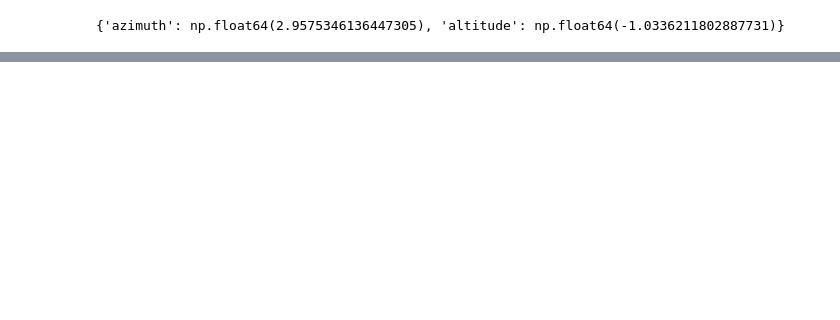
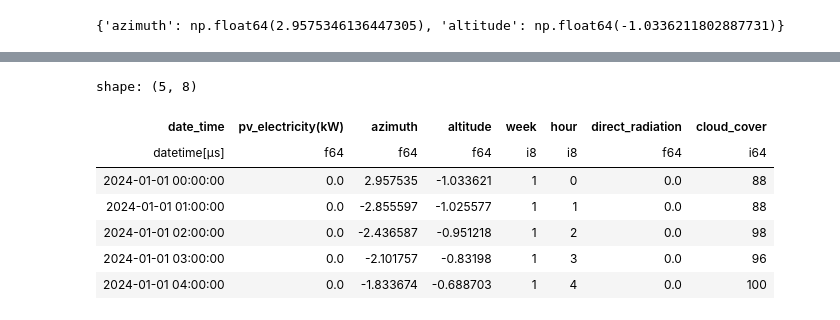
Before and after one commit to chradden/Energent, a Jupyter notebook: notebooks/pv_data_prep.ipynb, the cells around one changed output, grey strips where cells are left out. Drawn from its saved outputs; the diff is of its cells as text; code cells hidden in the pictures; blank space fills up the shorter version.

Commit message:
data prep for pv forecast made nicer

```diff
--- a/notebooks/pv_data_prep.ipynb
+++ b/notebooks/pv_data_prep.ipynb
@@ -71,0 +78,28 @@ shape: (5, 4)
+# %%
+## get weather data from open-meteo
+def get_houly_weather(lat: float, lon: float, start_date, end_date, variables: list, timezone="Europe/Berlin"):
+    url = "https://archive-api.open-meteo.com/v1/archive"
+    params = {
+        "latitude": lat,
+        "longitude": lon,
+        "hourly": ",".join(variables),
+        "start_date": start_date.strftime('%Y-%m-%d'),
+        "end_date": end_date.strftime('%Y-%m-%d'),
+        "timezone": timezone
+    }
+    response = requests.get(url, params=params)
+    data = response.json()
+    weather = dict()
+    for var in data["hourly"].keys():
+        weather[var] = data["hourly"][var]
+    return weather
+# %%
+start_date = df["date_time"].to_list()[0]
+end_date = df["date_time"].to_list()[-1]
+variables = ["direct_radiation", "cloud_cover"]
+
+weather = get_houly_weather(lat, lon, start_date, end_date, variables)
+# %%
+weather_df = pl.from_dict(weather)
+weather_df = weather_df.with_columns(pl.col("time").str.to_datetime())
+weather_df
@@ -71,0 +121,13 @@ shape: (5, 4)
+# %%
+df = df.join(weather_df, left_on="date_time", right_on="time")
+# %%
+df.head()
+# %% [output]
+shape: (5, 8)
+| date_time | pv_electricity(kW) | azimuth | altitude | week | hour | direct_radiation | cloud_cover |
+| datetime[μs] | f64 | f64 | f64 | i8 | i8 | f64 | i64 |
+| 2024-01-01 00:00:00 | 0.0 | 2.957535 | -1.033621 | 1 | 0 | 0.0 | 88 |
+| 2024-01-01 01:00:00 | 0.0 | -2.855597 | -1.025577 | 1 | 1 | 0.0 | 88 |
+| 2024-01-01 02:00:00 | 0.0 | -2.436587 | -0.951218 | 1 | 2 | 0.0 | 98 |
+| 2024-01-01 03:00:00 | 0.0 | -2.101757 | -0.83198 | 1 | 3 | 0.0 | 96 |
+| 2024-01-01 04:00:00 | 0.0 | -1.833674 | -0.688703 | 1 | 4 | 0.0 | 100 |
```
Also changed, not shown: parts of 7 cells of this notebook, 2 other files.
